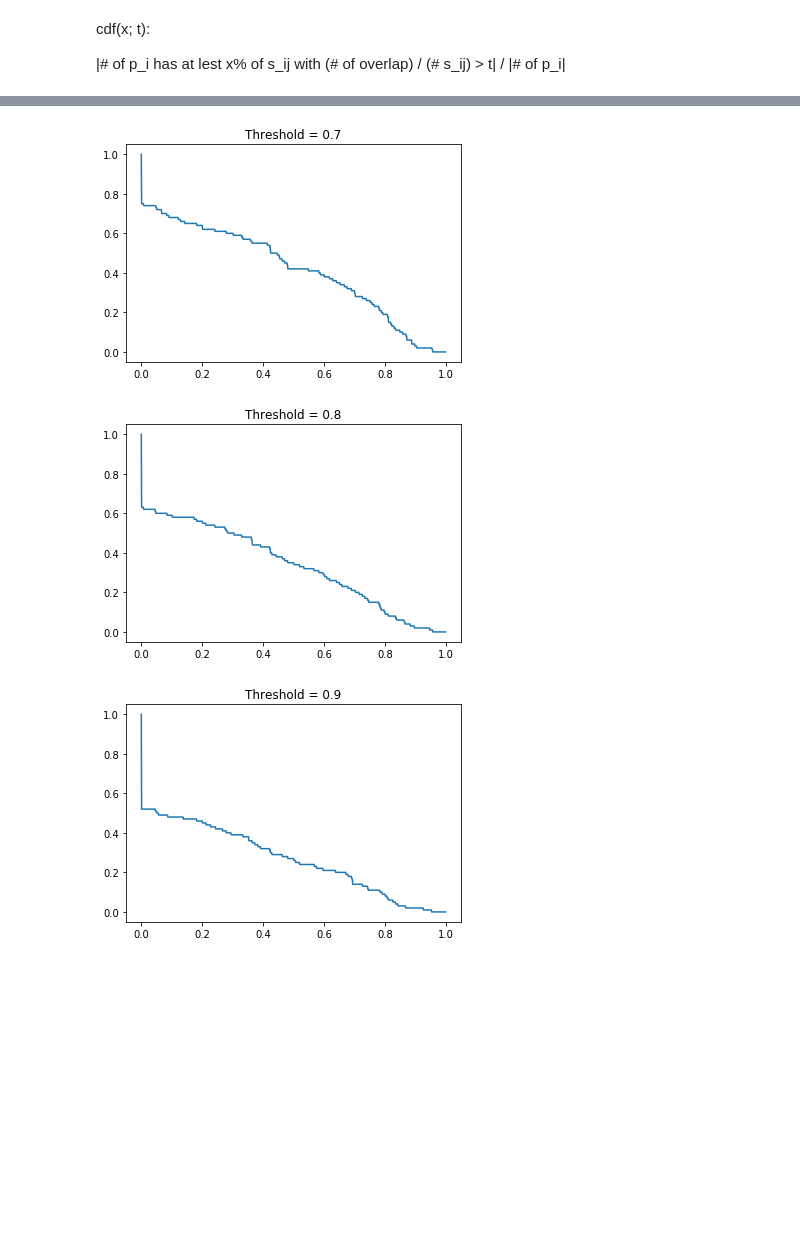
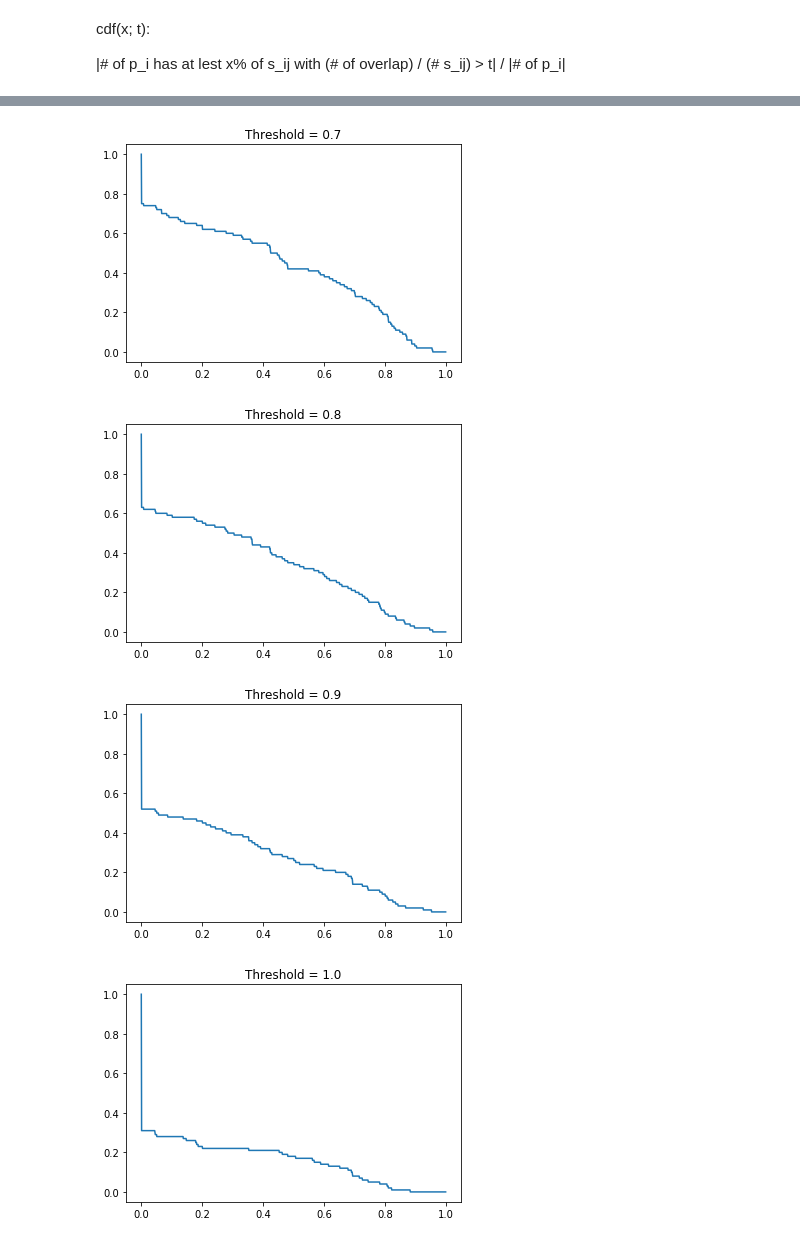
Before and after one commit to TrafficPrivacy/ServerClient, a Jupyter notebook: data/ny_visualize.ipynb, the cells around one changed output, grey strips where cells are left out. Cells and saved outputs as stored; diff of their text form; code cells hidden in the pictures; blank space fills up the shorter version.

```diff
--- a/data/ny_visualize.ipynb
+++ b/data/ny_visualize.ipynb
@@ -137,45 +142,39 @@ cdf(x; t):
 
 |# of p_i has at lest x% of s_ij with (# of overlap) / (# s_ij) > t| / |# of p_i|
 # %%
-ts = np.arange(0.0, 1.0, 0.1)
+ts = np.arange(0, 1.1, 0.1)
 granularity = 0.001
 with open("path.csv", "r") as f:
     f.readline()
     lines = f.readlines()
     splited_lines = [line.split(",") for line in lines ]
     for i in range(len(splited_lines)):
         for j in range(len(splited_lines[i])):
             splited_lines[i][j] = int(splited_lines[i][j])
     for t in ts:
         plt.figure()
         path_overlap_count = []
         for line in splited_lines:
             path_count = line[0]
             seg_count = line[1]
             count = 0
             for i in range(1, seg_count + 1):
                 if line[i * 2 + 1] / path_count > t:
                     count += 1
             path_overlap_count.append(count / seg_count)
-        index = 0
-        sorted_path_overlap_count = sorted(path_overlap_count)
-        cdf = []
-        rg = np.arange(0.0, 1.0, granularity)
-        for bound in rg:
-            while index < len(sorted_path_overlap_count) and sorted_path_overlap_count[index] < bound:
-                index += 1
-            cdf.append((len(sorted_path_overlap_count) - index) / len(splited_lines))
+        cdf = generate_cdf(path_overlap_count)
         plt.title("Threshold = " + str(t))
         plt.plot(rg, cdf)
     plt.show()
 # %% [output]
 [figure]
 [figure]
 [figure]
 [figure]
 [figure]
 [figure]
 [figure]
 [figure]
 [figure]
 [figure]
+[figure, added]
```
Also changed, not shown: parts of 5 cells of this notebook.
